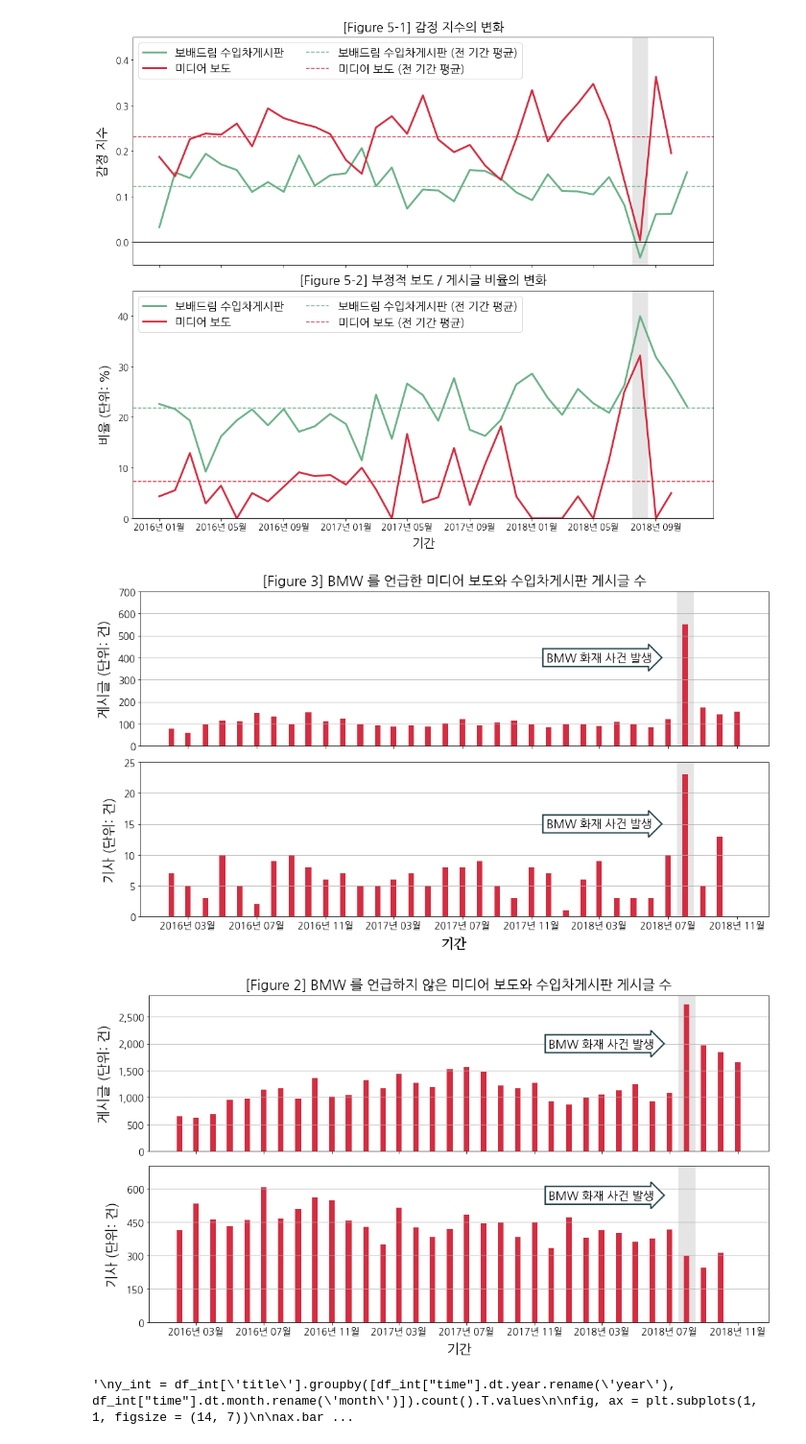
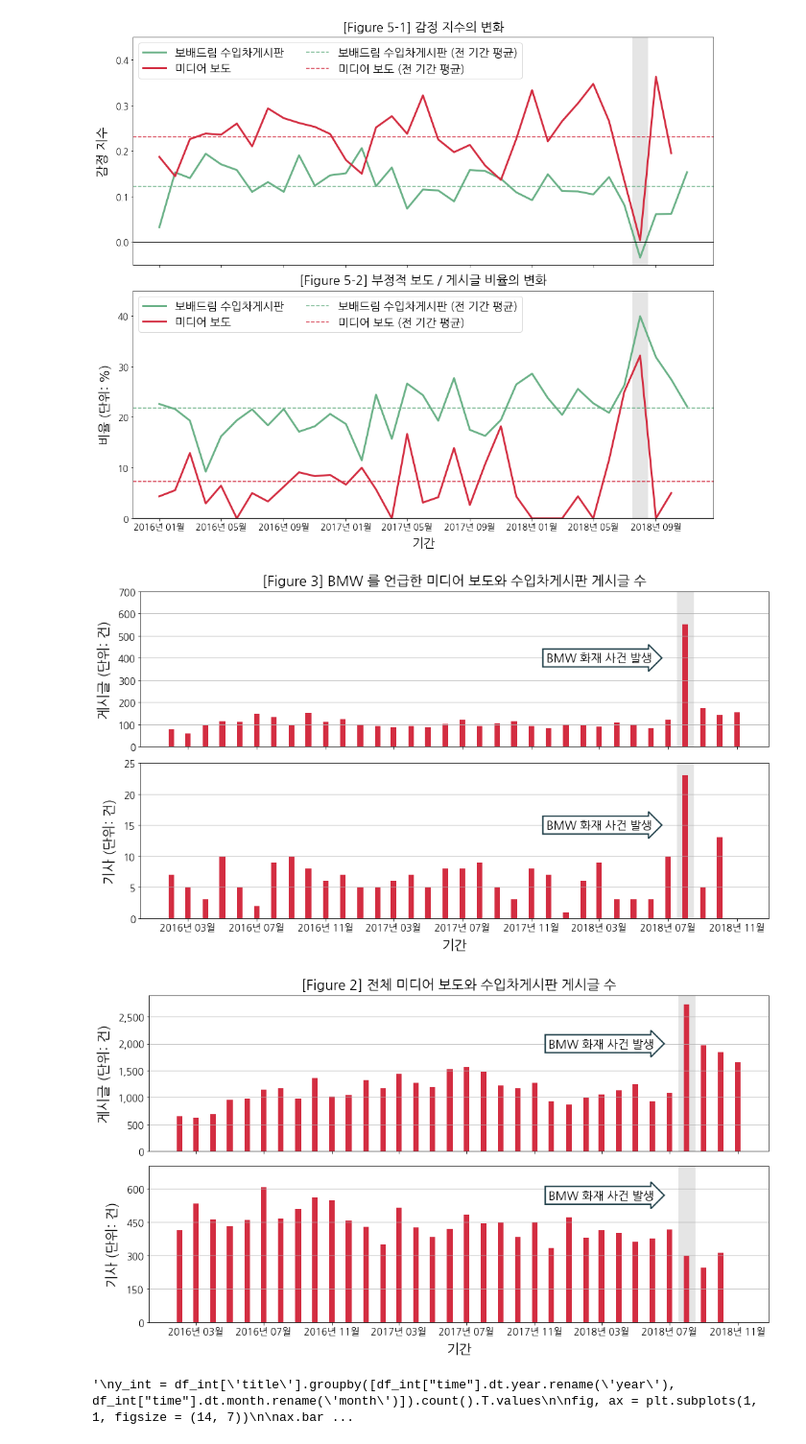
Before and after one commit to Lactobacillus/Media_BigData, a Jupyter notebook: figure 20181219.ipynb, the cells around one changed output. Shown at 96% size. Cells and saved outputs as stored; diff of their text form; code cells hidden in the pictures.

```diff
--- a/figure 20181219.ipynb
+++ b/figure 20181219.ipynb
@@ -486,7 +487,7 @@ ax[0].get_yaxis().set_major_formatter(tkr.FuncFormatter(lambda x, p: format(int(
 ax[1].get_xaxis().set_major_formatter(mdates.DateFormatter('%Y년 %m월'))
 ax[1].get_yaxis().set_major_formatter(tkr.FuncFormatter(lambda x, p: format(int(x), ',')))
 
-ax[1].set_xlabel('기간', fontsize = 20, fontname = myeongjo, labelpad = 10)
+ax[1].set_xlabel('기간', fontsize = 20, fontname = gothic, labelpad = 10)
 
 ax[0].set_ylim(0, 700)
 ax[0].set_yticks(np.arange(0, 700 + 1, 100))
@@ -506,7 +507,7 @@ plt.tight_layout()
 plt.savefig('/home/youngwoo/Desktop/figure/3.png', dpi = 300, quality = 100)
 plt.show()
 # %% [output]
-[figure, old version]
+[figure, new version]
 # %%
 y_int = df_int['title'].groupby([df_int["time"].dt.year.rename('year'), df_int["time"].dt.month.rename('month')]).count().T.values
 y_news = df_news['title'].groupby([df_news["time"].dt.year.rename('year'), df_news["time"].dt.month.rename('month')]).count().T.values
@@ -521,40 +522,40 @@ ax[1].bar(x_news_bmw_date['date'].values, y_news[1:], label = '언론 보도', w
 ax[1].axvline(x = mdates.date2num(x_news_bmw_date['date'].values)[-3],
            color = 'gray', lw = 25, alpha = 0.2, zorder = 0)
 
-ax[0].set_title(r'[Figure 2] BMW 를 언급하지 않은 미디어 보도와 수입차게시판 게시글 수', fontsize = 20, fontname = gothic, pad = 10)
+ax[0].set_title(r'[Figure 2] 전체 미디어 보도와 수입차게시판 게시글 수', fontsize = 20, fontname = gothic, pad = 10)
 ax[0].set_ylabel('게시글 (단위: 건)', fontsize = 20, fontname = gothic, labelpad = 10)
 #ax[0].legend(loc = 'upper left', prop = {'family' : myeongjo, 'size' : 18})
 ax[0].grid(axis = 'y')
 
 ax[1].set_ylabel('기사 (단위: 건)', fontsize = 20, fontname = gothic, labelpad = 10)
 #ax[1].legend(loc = 'upper left', prop = {'family' : myeongjo, 'size' : 18})
 ax[1].grid(axis = 'y')
 
 ax[0].get_xaxis().set_major_formatter(mdates.DateFormatter('%Y년 %m월'))
 ax[0].get_yaxis().set_major_formatter(tkr.FuncFormatter(lambda x, p: format(int(x), ',')))
 ax[1].get_xaxis().set_major_formatter(mdates.DateFormatter('%Y년 %m월'))
 ax[1].get_yaxis().set_major_formatter(tkr.FuncFormatter(lambda x, p: format(int(x), ',')))
 
 ax[1].set_xlabel('기간', fontsize = 20, fontname = gothic, labelpad = 10)
 
 ax[0].set_ylim(0, 2900)
 ax[0].set_yticks(np.arange(0, 2900 + 1, 500))
 ax[1].set_ylim(0, 700)
 ax[1].set_yticks(np.arange(0, 700 + 1, 150))
 
 ax[0].text(mdates.date2num(x_bmw_date['date'].values[-9]), 2000,
            'BMW 화재 사건 발생', ha = 'center', va = 'center', rotation = 0, size = 17,
            bbox = dict(boxstyle = 'rarrow', fc = (1, 1, 1), ec = '#1F3F49', lw = 2))
 
 ax[1].text(mdates.date2num(x_news_bmw_date['date'].values[-8]), 570,
            'BMW 화재 사건 발생', ha = 'center', va = 'center', rotation = 0, size = 17,
            bbox = dict(boxstyle = 'rarrow', fc = (1, 1, 1), ec = '#1F3F49', lw = 2))
 
 plt.tight_layout()
 plt.savefig('/home/youngwoo/Desktop/figure/2.png', dpi = 300, quality = 100)
 plt.show()
 # %% [output]
-[figure, old version]
+[figure, new version]
 # %%
 """
 y_int = df_int['title'].groupby([df_int["time"].dt.year.rename('year'), df_int["time"].dt.month.rename('month')]).count().T.values
```
Also changed, not shown: parts of 9 cells of this notebook.
